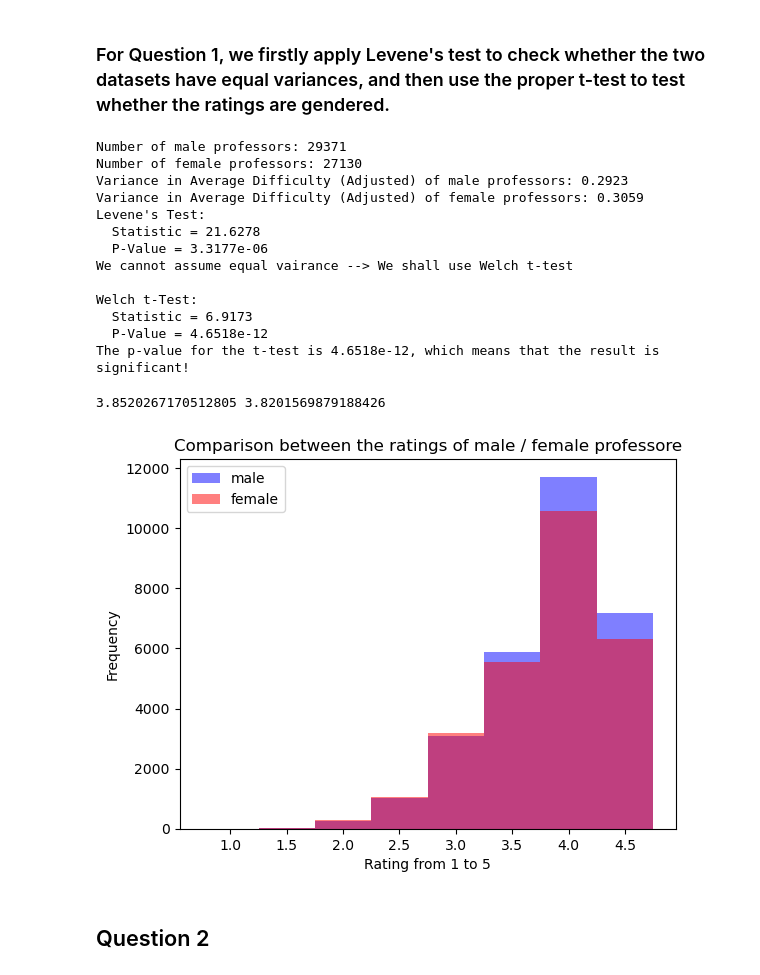
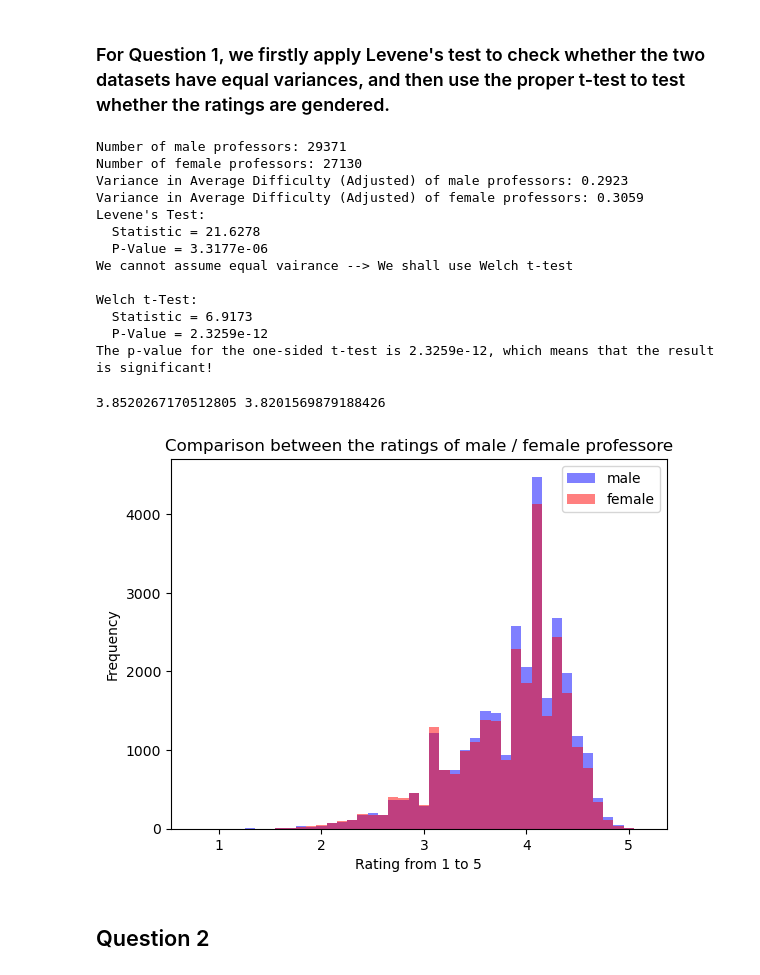
Before and after one commit to eliguo/DS-GA-1001_Capstone_Project, a Jupyter notebook: Q1_to_Q4.ipynb, the cells around one changed output. Cells and saved outputs as stored; diff of their text form; code cells hidden in the pictures.

```diff
--- a/Q1_to_Q4.ipynb
+++ b/Q1_to_Q4.ipynb
@@ -24,6 +24,7 @@ all_data.head()
 # %% [markdown]
 ### For Question 1, we firstly apply Levene's test to check whether the two datasets have equal variances, and then use the proper t-test to test whether the ratings are gendered.
 # %%
+# We are choosing Tim Zhou's N number to be the seed.
 rng = np.random.default_rng(14420733)
 
 ALPHA = 0.005
@@ -46,21 +47,22 @@ print(f"Variance in Average Difficulty (Adjusted) of male professors: {var_male:
 print(f"Variance in Average Difficulty (Adjusted) of female professors: {var_female:.4f}")
 
 # perform Levene's test to check for equal variances, and then decide the proper test.
+# BE CAREFUL that we are testing a pro-male effect, so it should be ONE-SIDED test.
 levene_test = levene(rating_male, rating_female)
 print(f"Levene's Test:\n  Statistic = {levene_test.statistic:.4f}\n  P-Value = {levene_test.pvalue:.4e}")
 if levene_test.pvalue > ALPHA:
     print("We can assume equal vairance --> We shall use independent samples t-test\n")
-    inde_t_test = ttest_ind(rating_male, rating_female, equal_var=True)
+    inde_t_test = ttest_ind(rating_male, rating_female, equal_var=True, alternative="greater")
     stats, pval = inde_t_test.statistic, inde_t_test.pvalue
     print(f"Independent Samples t-test:\n  Statistic = {stats:.4f}\n  P-Value = {pval:.4e}")
 else:
     print("We cannot assume equal vairance --> We shall use Welch t-test\n")
-    welch_t_test = ttest_ind(rating_male, rating_female, equal_var=False)
+    welch_t_test = ttest_ind(rating_male, rating_female, equal_var=False, alternative="greater")
     stats, pval = welch_t_test.statistic, welch_t_test.pvalue
     print(f"Welch t-Test:\n  Statistic = {welch_t_test.statistic:.4f}\n  P-Value = {welch_t_test.pvalue:.4e}")
 
 whether_significant = 'significant!' if pval < ALPHA else 'not significant!'
-print(f"The p-value for the t-test is {pval:.4e}, which means that the result is {whether_significant}")
+print(f"The p-value for the one-sided t-test is {pval:.4e}, which means that the result is {whether_significant}")
 # %% [output]
 Number of male professors: 29371
 Number of female professors: 27130
@@ -73,21 +75,21 @@ We cannot assume equal vairance --> We shall use Welch t-test
 
 Welch t-Test:
   Statistic = 6.9173
-  P-Value = 4.6518e-12
-The p-value for the t-test is 4.6518e-12, which means that the result is significant!
+  P-Value = 2.3259e-12
+The p-value for the one-sided t-test is 2.3259e-12, which means that the result is significant!
 # %%
 print(rating_male.mean(), rating_female.mean())
-bins = np.arange(0.75, 5.25, 0.5)
+bins = np.arange(0.75, 5.25, 0.1)
 plt.hist(rating_male, bins=bins, label='male', alpha=0.5, color="blue")
 plt.hist(rating_female, bins=bins, label='female', alpha=0.5, color="red")
 plt.xlabel('Rating from 1 to 5')
 plt.ylabel('Frequency')
 plt.title('Comparison between the ratings of male / female professore')
 plt.legend()
 plt.show()
 # %% [output]
 3.8520267170512805 3.8201569879188426
-[figure, old version]
+[figure, new version]
 # %% [markdown]
 ## Question 2
 # %% [markdown]
```
Also changed, not shown: parts of 1 cell of this notebook, 1 other file.
